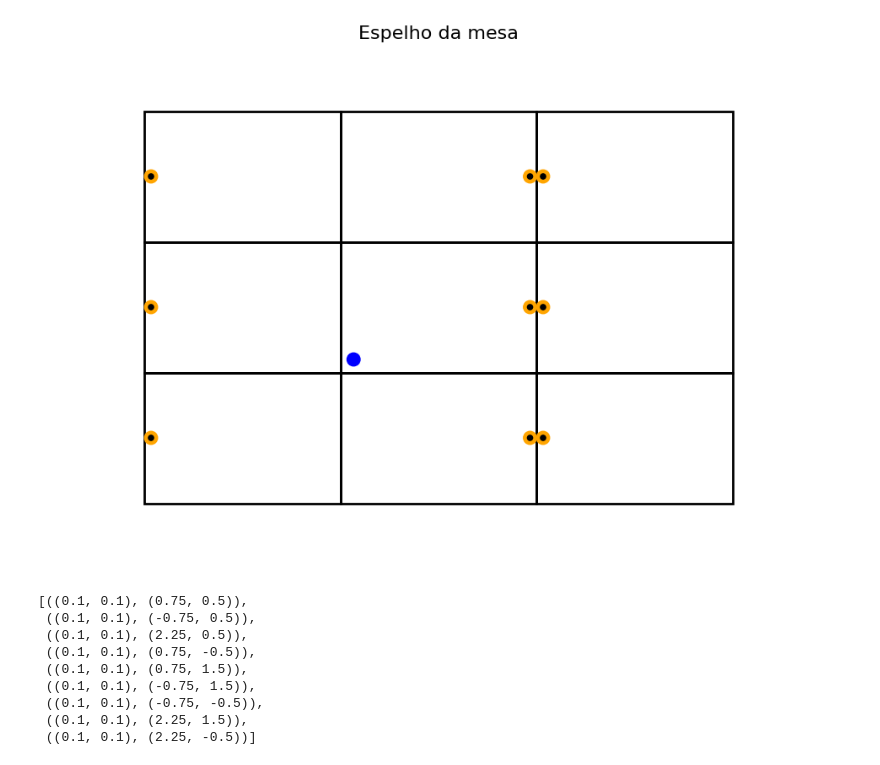
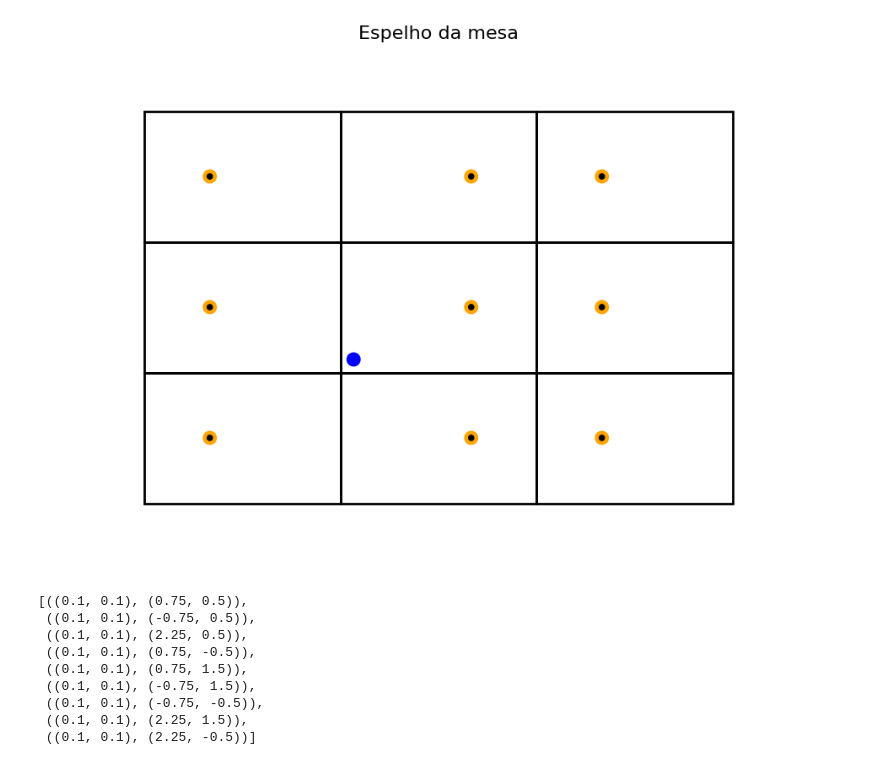
Before and after one commit to arturnovais/8pool-with-reinforcement-learning, a Jupyter notebook: image.ipynb, the cells around one changed output. Saved outputs shown, nothing was run; the diff lists cells and outputs as text; code cells hidden in the pictures.

```diff
--- a/image.ipynb
+++ b/image.ipynb
@@ -87,35 +87,35 @@ def draw_mirrored_pool_tables(l, A, bola_branca, bola_numero):
 
 
 
     for p in posicoes:
         ax.add_patch(plt.Circle((p[0], p[1]), radius=0.02 * min(l, A), color='black'))
 
 
     # Set limits and aspect ratio
     ax.set_xlim(-1.5 * l, 1.5 * l + l)
     ax.set_ylim(-1.5 * A, 1.5 * A + A)
     ax.set_aspect('equal', adjustable='box')
     ax.axis('off')
     plt.title("Espelho da mesa", fontsize=16)
     plt.show()
 
 # Example dimensions and ball positions
 l = 1.5  # Width of the table
 A = 1  # Height of the table
 balls = [ (0.9, 0.1,'blue'),
          #(0.2, 0.3, 'red'),
          #(0.5,0.5,'green'),
          (0.9,0.5,'orange'),
 
 
          ]  # Example ball positions
 
 # Draw the mirrored pool tables
 draw_mirrored_pool_tables(l, A,
                           bola_branca= (0.1, 0.1,'blue'),
-                          bola_numero= (1.45,0.5,'orange'))
+                          bola_numero= (1,0.5,'orange'))
 # %% [output]
-[figure, old version]
+[figure, new version]
 # %%
 # draw image
 
```
Also changed, not shown: 5 other files.
